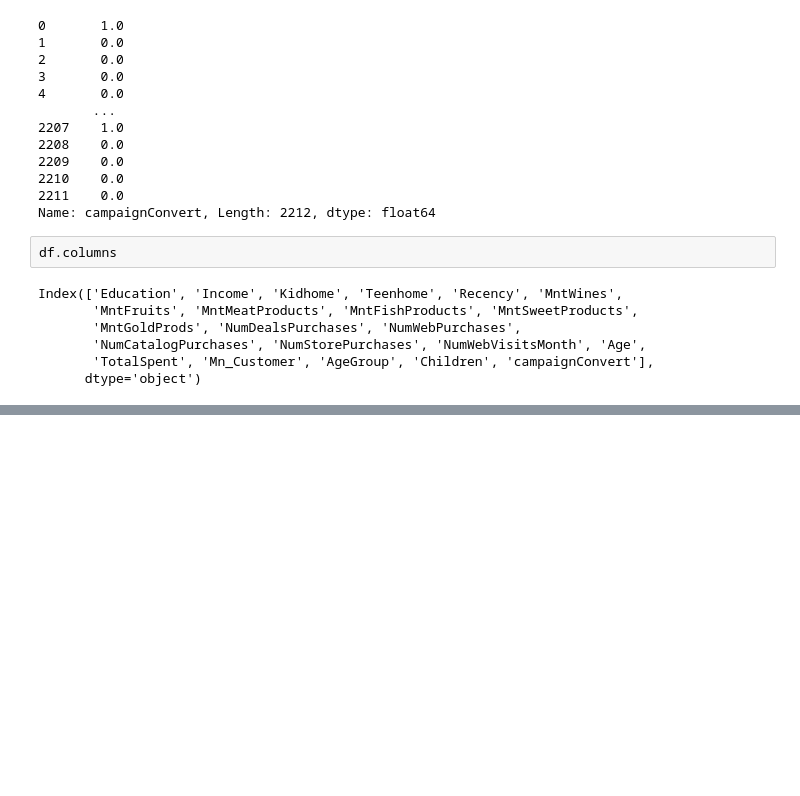
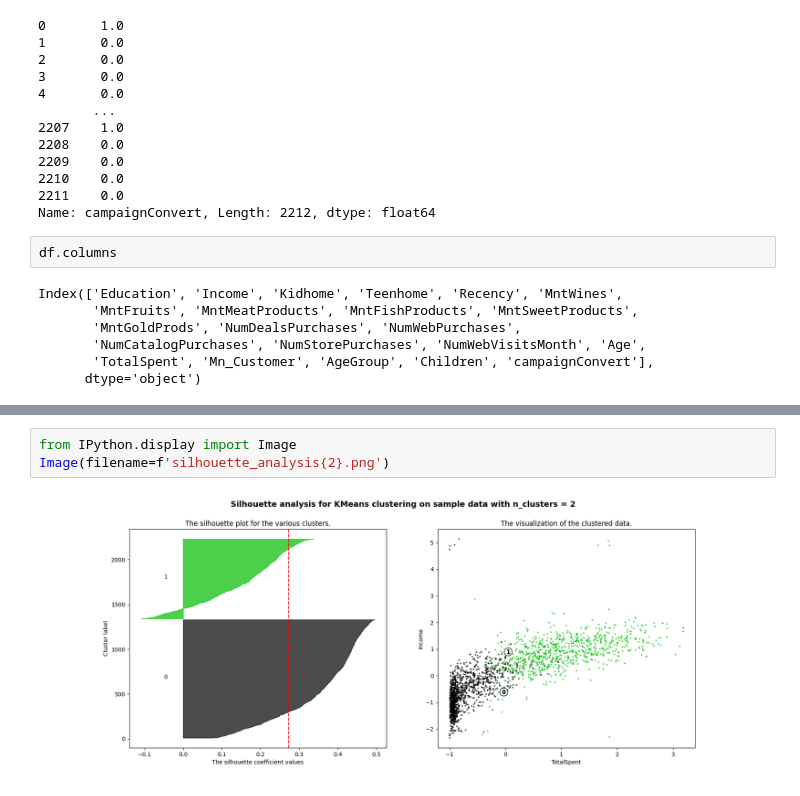
Before and after one commit to PacificG/CustomerClustering, a Jupyter notebook: EDAClustering.ipynb, the cells around one changed output, grey strips where cells are left out. Cells and saved outputs as stored; diff of their text form; blank space fills up the shorter version.

```diff
--- a/EDAClustering.ipynb
+++ b/EDAClustering.ipynb
@@ -124,0 +112,5 @@ AttributeError: module 'xgboost' has no attribute 'XGBRegressor'
+# %%
+from IPython.display import Image
+Image(filename=f'silhouette_analysis{2}.png')
+# %% [output]
+[figure, added]
```
Also changed, not shown: parts of 13 cells of this notebook, 7 other files.
